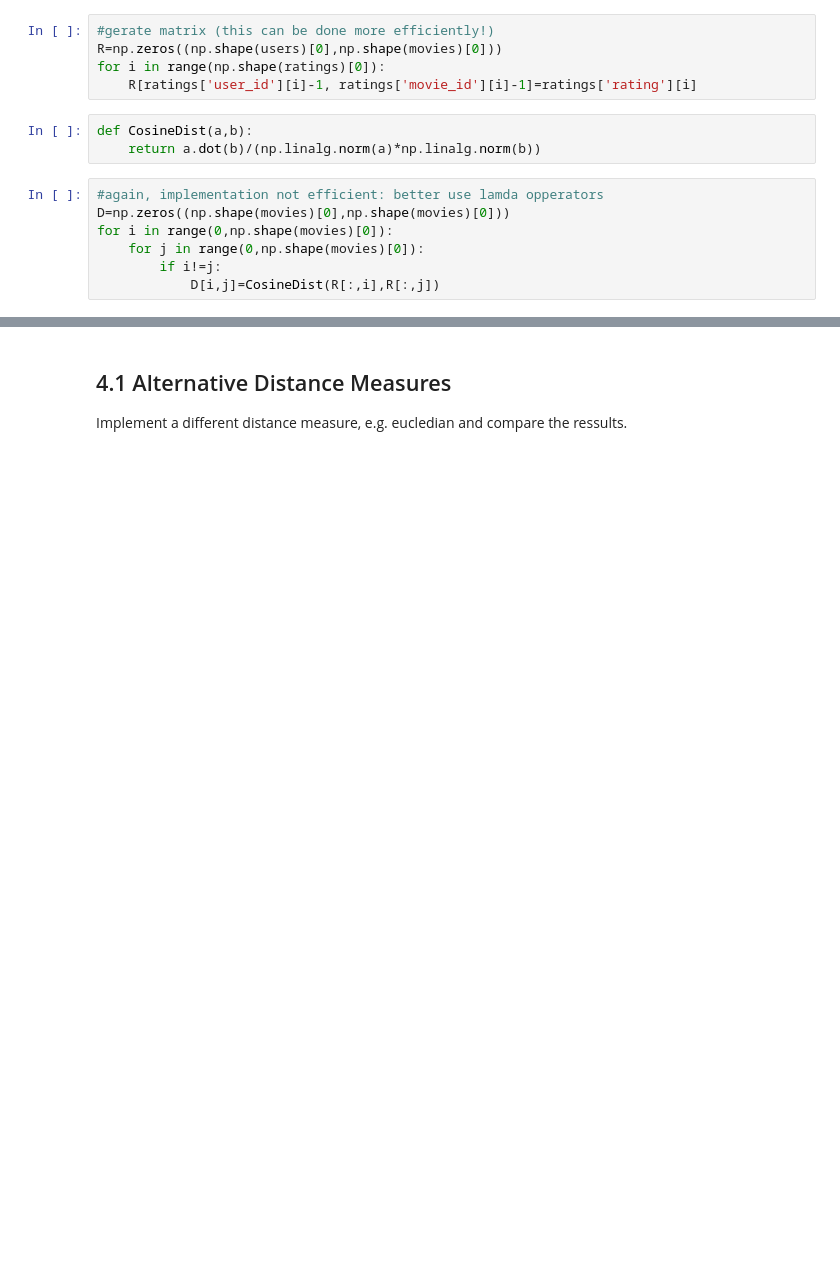
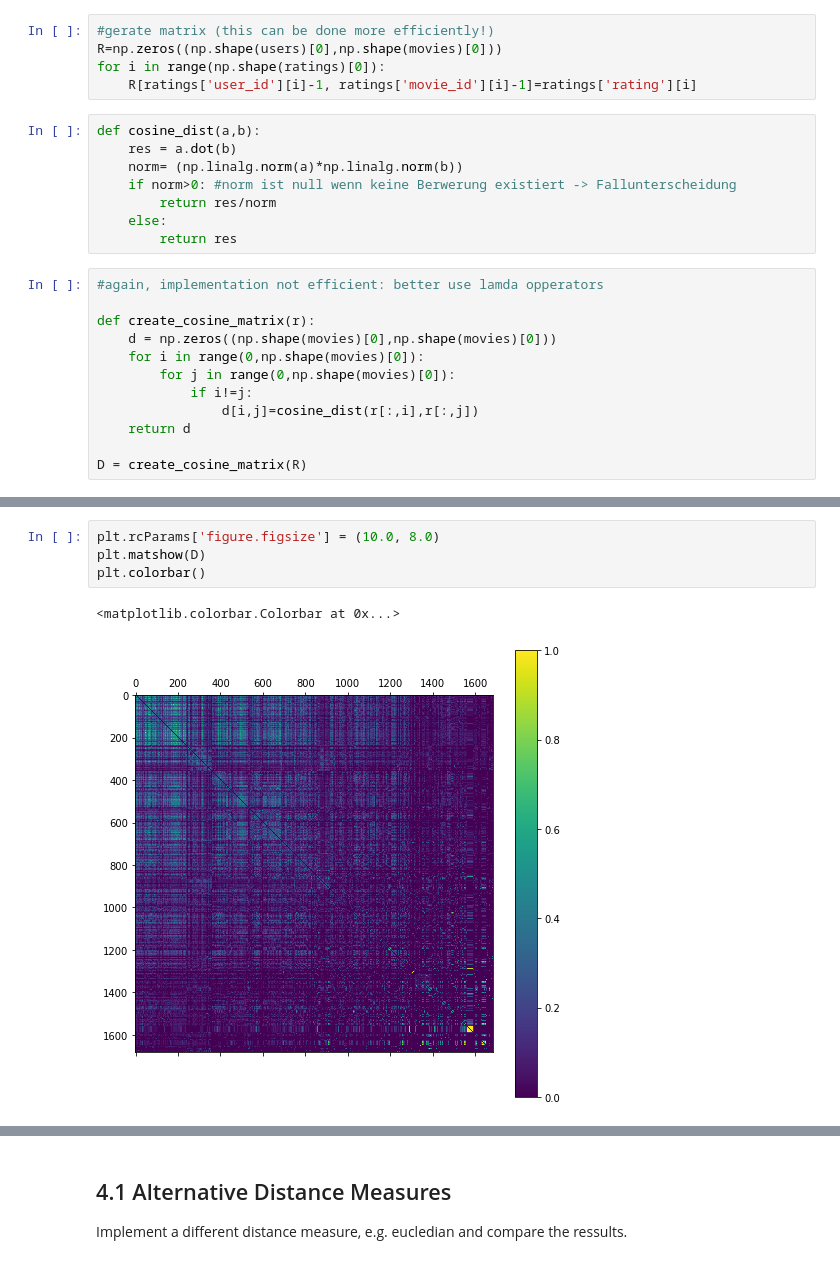
Before and after one commit to trenklem/DataScience21, a Jupyter notebook: Block_2/Assignments/Assignment_2_recommender.ipynb, the cells around one changed output, grey strips where cells are left out. Drawn from its saved outputs; the diff is of its cells as text; blank space fills up the shorter version.

```diff
--- a/Block_2/Assignments/Assignment_2_recommender.ipynb
+++ b/Block_2/Assignments/Assignment_2_recommender.ipynb
@@ -23,13 +23,23 @@ R=np.zeros((np.shape(users)[0],np.shape(movies)[0]))
 for i in range(np.shape(ratings)[0]):
     R[ratings['user_id'][i]-1, ratings['movie_id'][i]-1]=ratings['rating'][i]
 # %%
-def CosineDist(a,b):
-    return a.dot(b)/(np.linalg.norm(a)*np.linalg.norm(b))
+def cosine_dist(a,b):
+    res = a.dot(b)
+    norm= (np.linalg.norm(a)*np.linalg.norm(b))
+    if norm>0: #norm ist null wenn keine Berwerung existiert -> Fallunterscheidung
+        return res/norm
+    else:
+        return res
 # %%
 #again, implementation not efficient: better use lamda opperators
-D=np.zeros((np.shape(movies)[0],np.shape(movies)[0]))
-for i in range(0,np.shape(movies)[0]):
-    for j in range(0,np.shape(movies)[0]):
-        if i!=j:
-            D[i,j]=CosineDist(R[:,i],R[:,j])
+
+def create_cosine_matrix(r):
+    d = np.zeros((np.shape(movies)[0],np.shape(movies)[0]))
+    for i in range(0,np.shape(movies)[0]):
+        for j in range(0,np.shape(movies)[0]):
+            if i!=j:
+                d[i,j]=cosine_dist(r[:,i],r[:,j])
+    return d
+
+D = create_cosine_matrix(R)
 # %%
@@ -72,3 +82,10 @@ def test_Score(D_train, R_test):
             userScore+=av_score
         userScores.append(userScore/(5))
     return userScores
+# %%
+plt.rcParams['figure.figsize'] = (10.0, 8.0)
+plt.matshow(D)
+plt.colorbar()
+# %% [output]
+<matplotlib.colorbar.Colorbar at 0x...>
+[figure, added]
```
Also changed, not shown: parts of 24 cells of this notebook, 2 other files.
